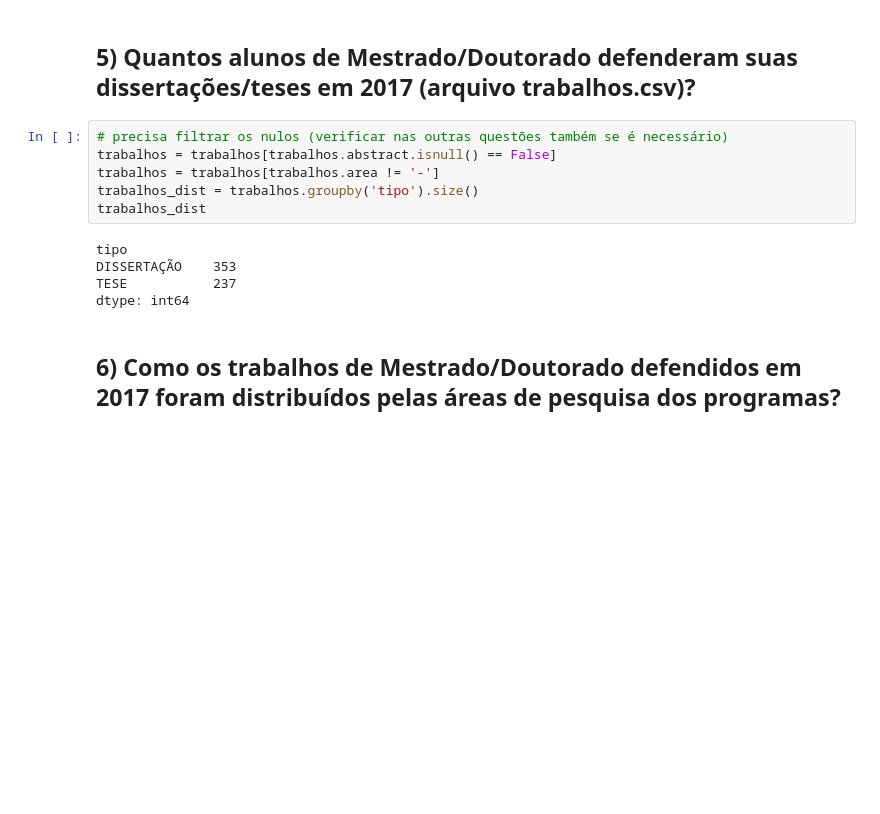
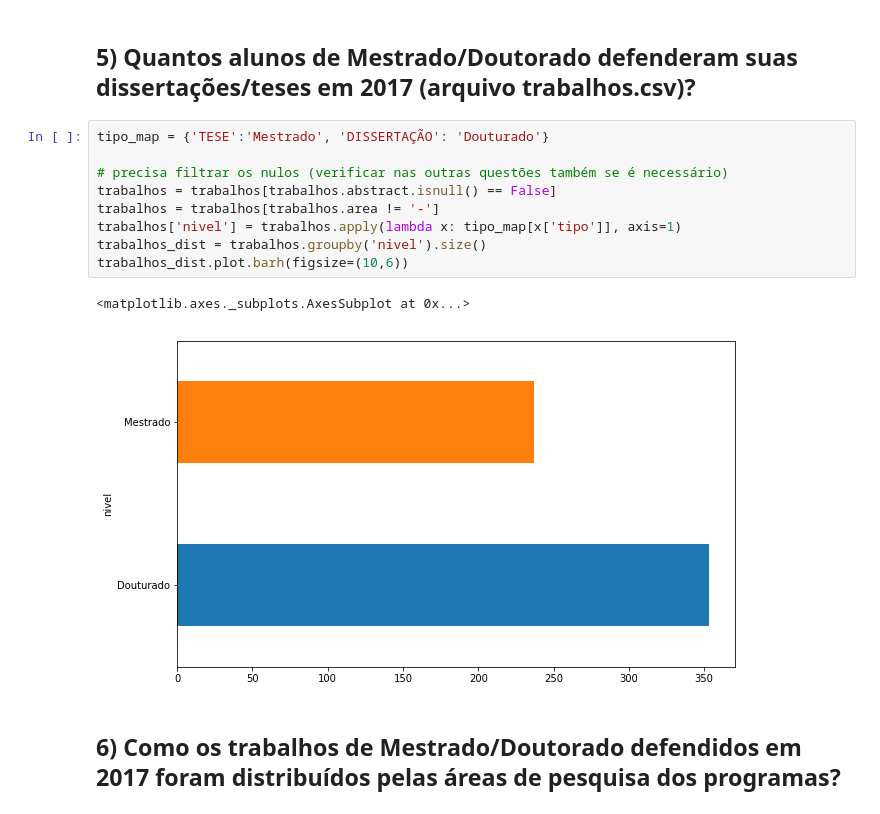
Before and after one commit to leotok/INF1032, a Jupyter notebook: T1-1.ipynb, the cells around one changed output. Drawn from its saved outputs; the diff is of its cells as text; blank space fills up the shorter version.

```diff
--- a/T1-1.ipynb
+++ b/T1-1.ipynb
@@ -160,16 +160,17 @@ for p in aluno_prof.programa.unique():
 # %% [markdown]
 ## 5) Quantos alunos de Mestrado/Doutorado defenderam suas dissertações/teses em 2017 (arquivo trabalhos.csv)?
 # %%
+tipo_map = {'TESE':'Mestrado', 'DISSERTAÇÃO': 'Douturado'}
+
 # precisa filtrar os nulos (verificar nas outras questões também se é necessário)
 trabalhos = trabalhos[trabalhos.abstract.isnull() == False]
 trabalhos = trabalhos[trabalhos.area != '-']
-trabalhos_dist = trabalhos.groupby('tipo').size()
-trabalhos_dist
+trabalhos['nivel'] = trabalhos.apply(lambda x: tipo_map[x['tipo']], axis=1)
+trabalhos_dist = trabalhos.groupby('nivel').size()
+trabalhos_dist.plot.barh(figsize=(10,6))
 # %% [output]
-tipo
-DISSERTAÇÃO    353
-TESE           237
-dtype: int64
+<matplotlib.axes._subplots.AxesSubplot at 0x...>
+[figure, added]
 # %% [markdown]
 ## 6) Como os trabalhos de Mestrado/Doutorado defendidos em 2017 foram distribuídos pelas áreas de pesquisa dos programas?
 # %%
```
Also changed, not shown: parts of 7 cells of this notebook.
